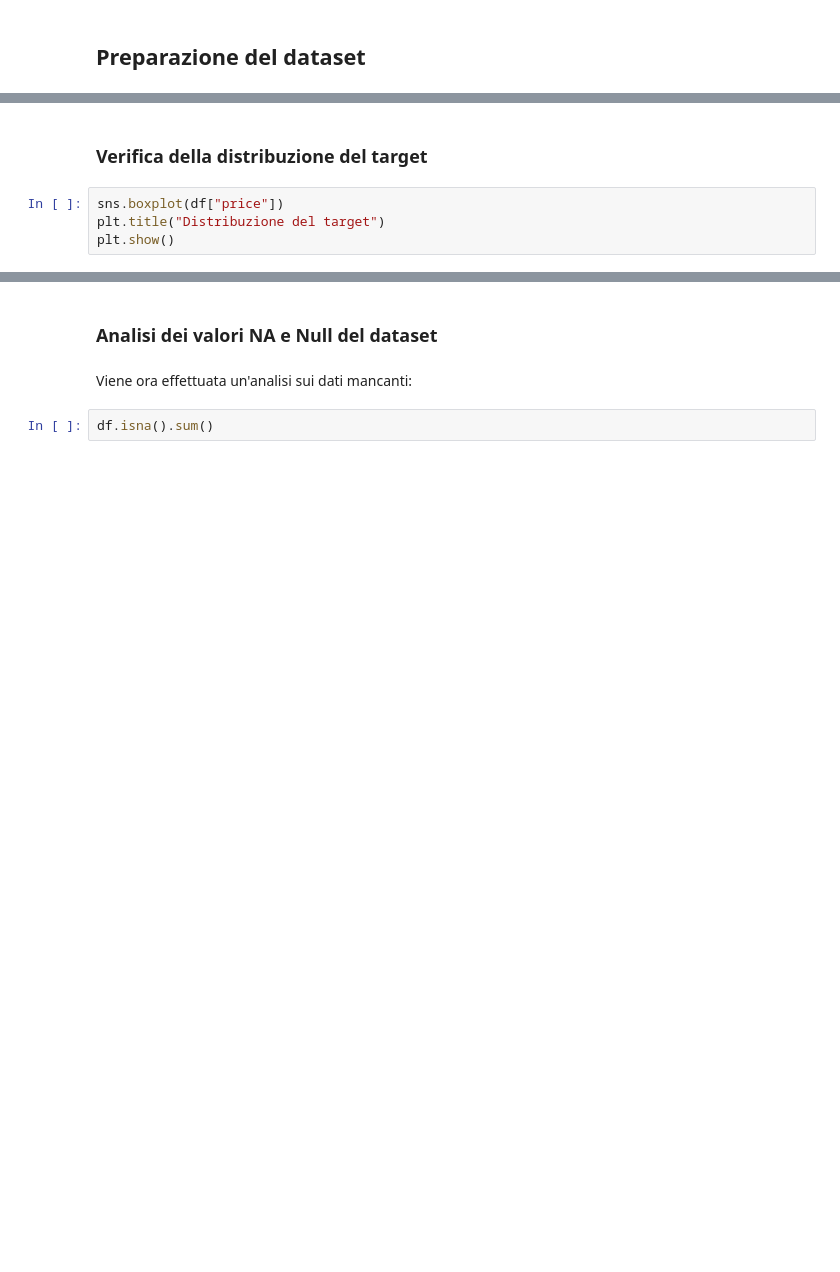
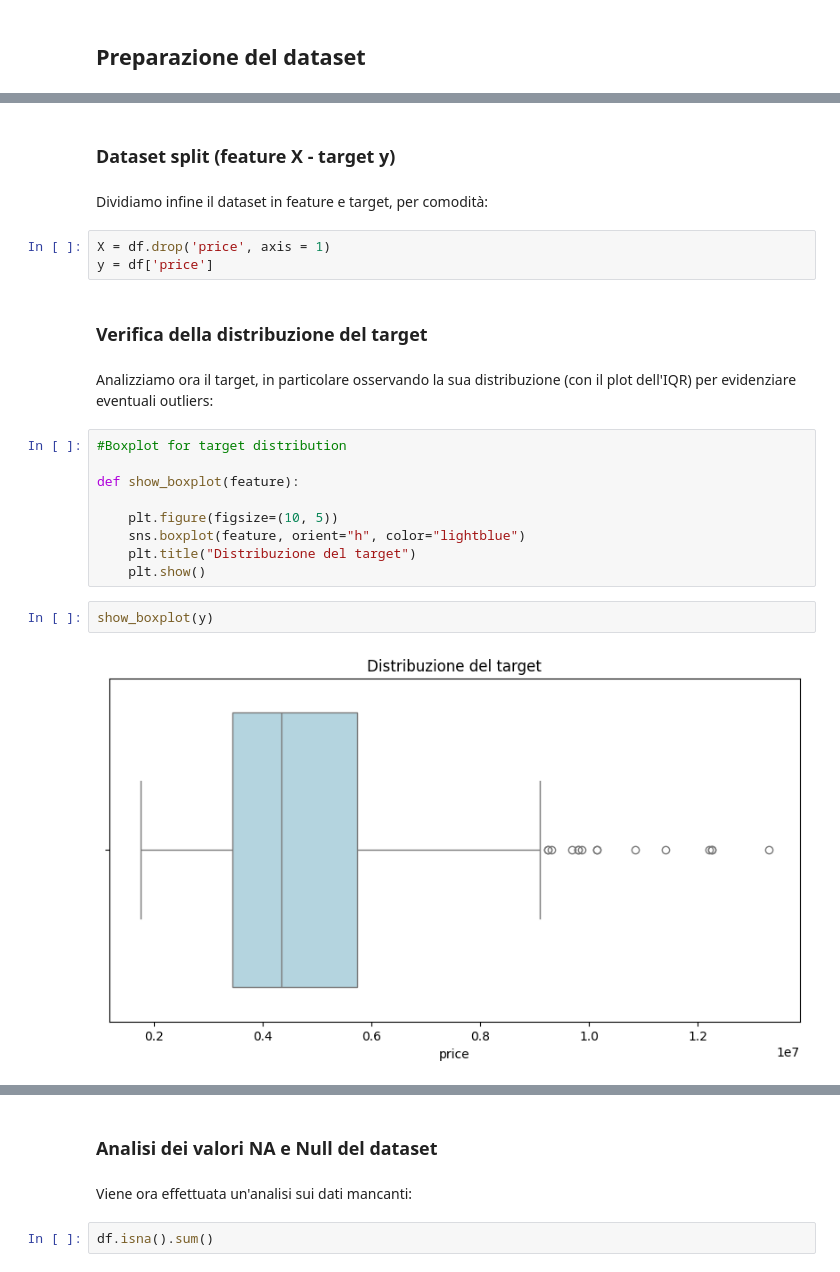
Before and after one commit to crypto-infinity/proai, a Jupyter notebook: course3-ml-basics/project/mercato_immobiliare.ipynb, the cells around one changed output, grey strips where cells are left out. Saved outputs shown, nothing was run; the diff lists cells and outputs as text; blank space fills up the shorter version.

```diff
--- a/course3-ml-basics/project/mercato_immobiliare.ipynb
+++ b/course3-ml-basics/project/mercato_immobiliare.ipynb
@@ -113,6 +136,24 @@ Verranno effettuati ulteriori passaggi di feature selection più avanti, tramite
+# %% [markdown]
+### Dataset split (feature X - target y)
+# %% [markdown]
+Dividiamo infine il dataset in feature e target, per comodità:
+# %%
+X = df.drop('price', axis = 1)
+y = df['price']
 # %% [markdown]
 ### Verifica della distribuzione del target
-# %%
-sns.boxplot(df["price"])
-plt.title("Distribuzione del target")
-plt.show()
+# %% [markdown]
+Analizziamo ora il target, in particolare osservando la sua distribuzione (con il plot dell'IQR) per evidenziare eventuali outliers:
+# %%
+#Boxplot for target distribution
+
+def show_boxplot(feature):
+
+    plt.figure(figsize=(10, 5))
+    sns.boxplot(feature, orient="h", color="lightblue")
+    plt.title("Distribuzione del target")
+    plt.show()
+# %%
+show_boxplot(y)
+# %% [output]
+[figure, added]
```
Also changed, not shown: parts of 65 cells of this notebook.
